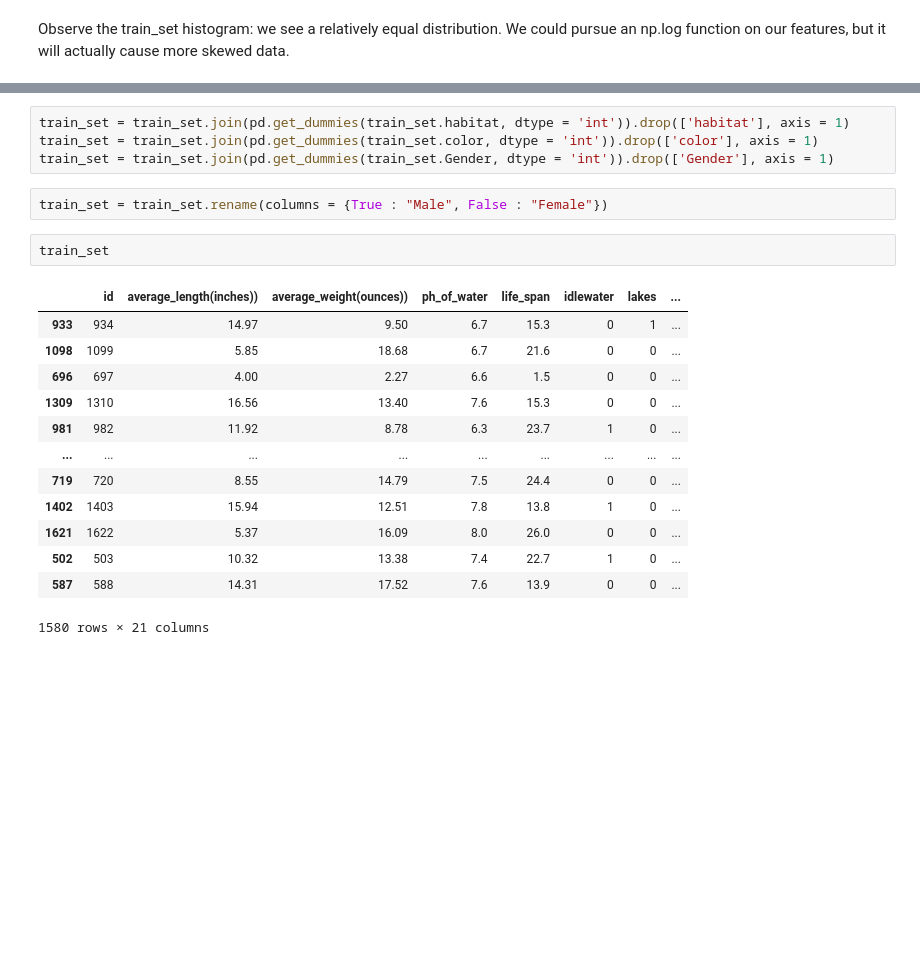
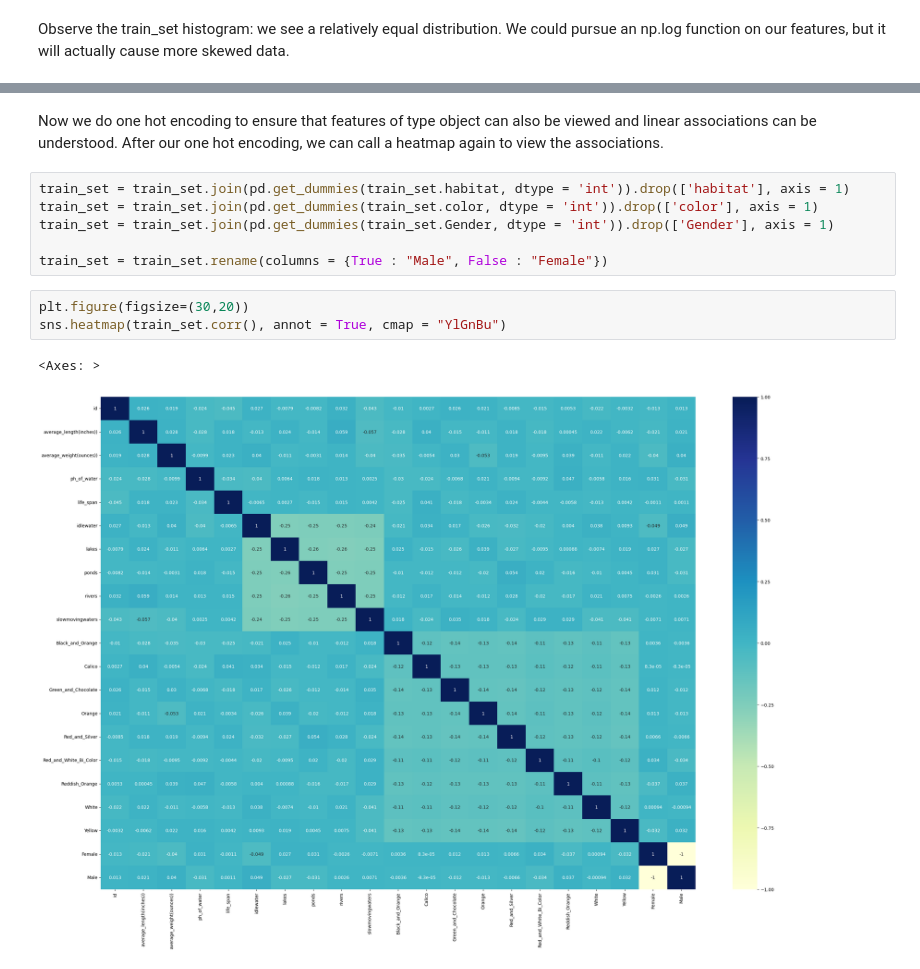
Before and after one commit to rcho5840/Combatting-Goldfish-Lifespan-Variability, a Jupyter notebook: main.ipynb, the cells around one changed output, grey strips where cells are left out. Drawn from its saved outputs; the diff is of its cells as text; blank space fills up the shorter version.

Commit message:
Generated heatmap with new features, performed a baseline linear regression model

```diff
--- a/main.ipynb
+++ b/main.ipynb
@@ -112,22 +112,14 @@ array([[<Axes: title={'center': 'id'}>,
+# %% [markdown]
+Now we do one hot encoding to ensure that features of type object can also be viewed and linear associations can be understood. After our one hot encoding, we can call a heatmap again to view the associations.
 # %%
 train_set = train_set.join(pd.get_dummies(train_set.habitat, dtype = 'int')).drop(['habitat'], axis = 1)
 train_set = train_set.join(pd.get_dummies(train_set.color, dtype = 'int')).drop(['color'], axis = 1)
 train_set = train_set.join(pd.get_dummies(train_set.Gender, dtype = 'int')).drop(['Gender'], axis = 1)
+
+train_set = train_set.rename(columns = {True : "Male", False : "Female"})
-# %%
-train_set = train_set.rename(columns = {True : "Male", False : "Female"})
-# %%
-train_set
-# %% [output]
-|  | id | average_length(inches)) | average_weight(ounces)) | ph_of_water | life_span | idlewater | lakes | ... |
-| 933 | 934 | 14.97 | 9.50 | 6.7 | 15.3 | 0 | 1 | ... |
-| 1098 | 1099 | 5.85 | 18.68 | 6.7 | 21.6 | 0 | 0 | ... |
-| 696 | 697 | 4.00 | 2.27 | 6.6 | 1.5 | 0 | 0 | ... |
-| 1309 | 1310 | 16.56 | 13.40 | 7.6 | 15.3 | 0 | 0 | ... |
-| 981 | 982 | 11.92 | 8.78 | 6.3 | 23.7 | 1 | 0 | ... |
-| ... | ... | ... | ... | ... | ... | ... | ... | ... |
-| 719 | 720 | 8.55 | 14.79 | 7.5 | 24.4 | 0 | 0 | ... |
-| 1402 | 1403 | 15.94 | 12.51 | 7.8 | 13.8 | 1 | 0 | ... |
-| 1621 | 1622 | 5.37 | 16.09 | 8.0 | 26.0 | 0 | 0 | ... |
-| 502 | 503 | 10.32 | 13.38 | 7.4 | 22.7 | 1 | 0 | ... |
-| 587 | 588 | 14.31 | 17.52 | 7.6 | 13.9 | 0 | 0 | ... |
-1580 rows × 21 columns
+# %%
+plt.figure(figsize=(30,20))
+sns.heatmap(train_set.corr(), annot = True, cmap = "YlGnBu")
+# %% [output]
+<Axes: >
+[figure, added]
```
Also changed, not shown: parts of 6 cells of this notebook.
